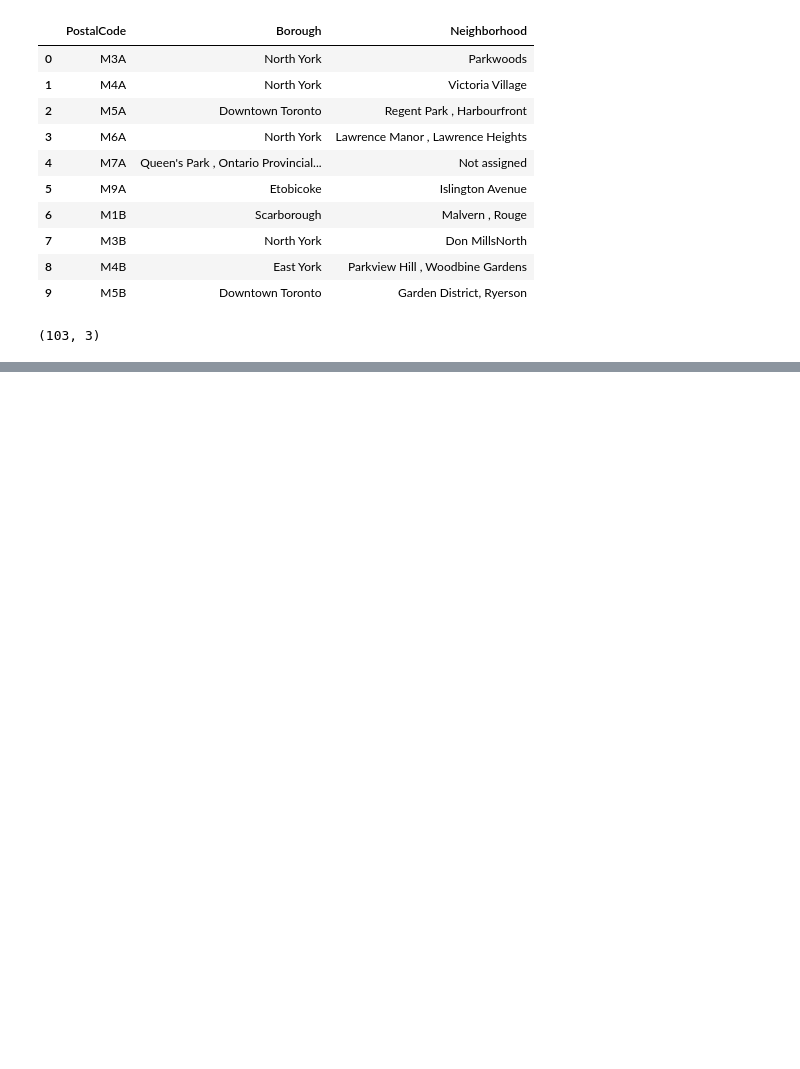
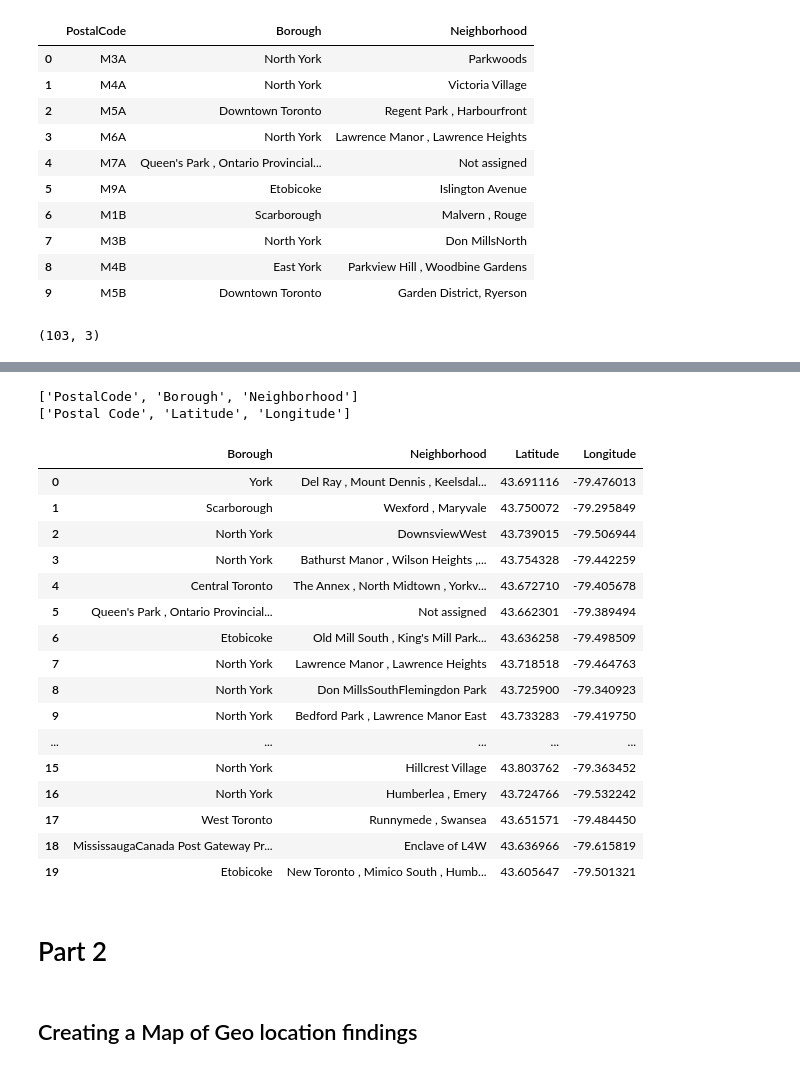
Before and after one commit to robertnadar/Coursera_Capstone, a Jupyter notebook: TorontoCityClustering.ipynb, the cells around one changed output, grey strips where cells are left out. Cells and saved outputs as stored; diff of their text form; code cells hidden in the pictures; blank space fills up the shorter version.

```diff
--- a/TorontoCityClustering.ipynb
+++ b/TorontoCityClustering.ipynb
@@ -113,0 +118,5 @@ print(toronto_df.shape)
+# %%
+
+url2="http://cocl.us/Geospatial_data"
+geo_data=pd.read_csv(url2)
+geo_data.head(10)
@@ -113,0 +135,31 @@ print(toronto_df.shape)
+# %%
+print(list(toronto_df))
+print(list(geo_data))
+
+full_table = toronto_df.set_index('PostalCode').join(geo_data.set_index('Postal Code'))
+full_table = full_table.sample(frac=1).reset_index(drop=True)
+full_table.head(20)
+# %% [output]
+['PostalCode', 'Borough', 'Neighborhood']
+['Postal Code', 'Latitude', 'Longitude']
+|  | Borough | Neighborhood | Latitude | Longitude |
+| 0 | York | Del Ray , Mount Dennis , Keelsdal... | 43.691116 | -79.476013 |
+| 1 | Scarborough | Wexford , Maryvale | 43.750072 | -79.295849 |
+| 2 | North York | DownsviewWest | 43.739015 | -79.506944 |
+| 3 | North York | Bathurst Manor , Wilson Heights ,... | 43.754328 | -79.442259 |
+| 4 | Central Toronto | The Annex , North Midtown , Yorkv... | 43.672710 | -79.405678 |
+| 5 | Queen's Park , Ontario Provincial... | Not assigned | 43.662301 | -79.389494 |
+| 6 | Etobicoke | Old Mill South , King's Mill Park... | 43.636258 | -79.498509 |
+| 7 | North York | Lawrence Manor , Lawrence Heights | 43.718518 | -79.464763 |
+| 8 | North York | Don MillsSouthFlemingdon Park | 43.725900 | -79.340923 |
+| 9 | North York | Bedford Park , Lawrence Manor East | 43.733283 | -79.419750 |
+| ... | ... | ... | ... | ... |
+| 15 | North York | Hillcrest Village | 43.803762 | -79.363452 |
+| 16 | North York | Humberlea , Emery | 43.724766 | -79.532242 |
+| 17 | West Toronto | Runnymede , Swansea | 43.651571 | -79.484450 |
+| 18 | MississaugaCanada Post Gateway Pr... | Enclave of L4W | 43.636966 | -79.615819 |
+| 19 | Etobicoke | New Toronto , Mimico South , Humb... | 43.605647 | -79.501321 |
+# %% [markdown]
+# Part 2
+# %% [markdown]
+## Creating a Map of Geo location findings
```
Also changed, not shown: parts of 6 cells of this notebook.
